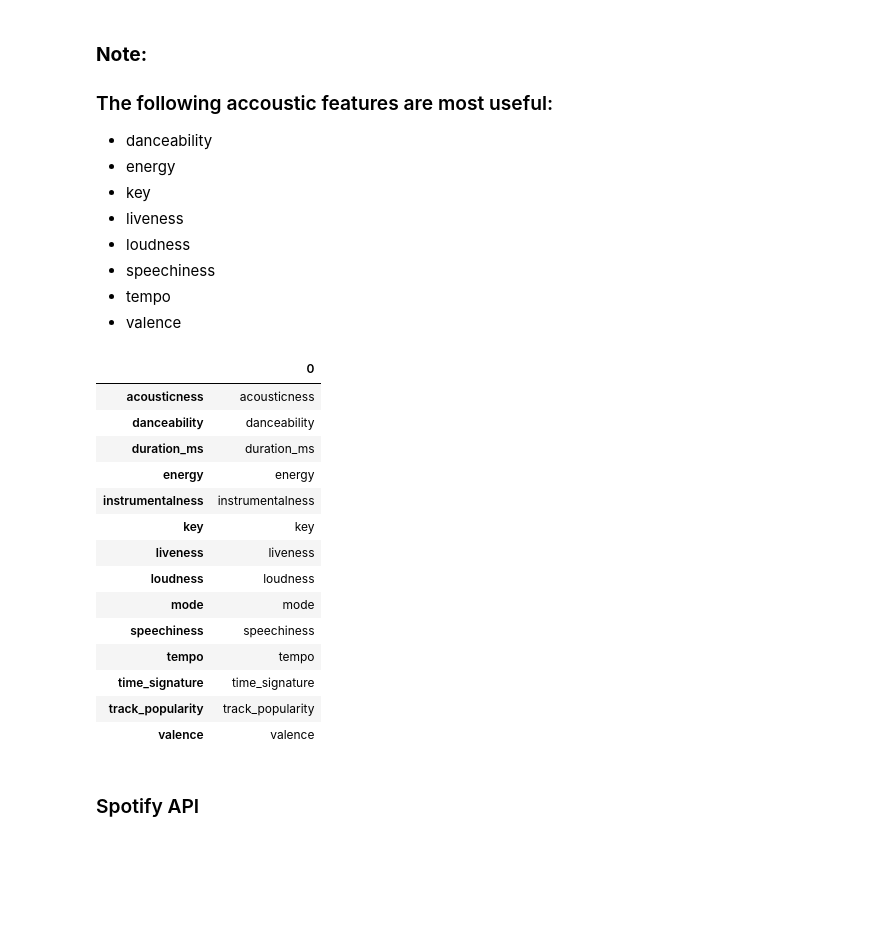
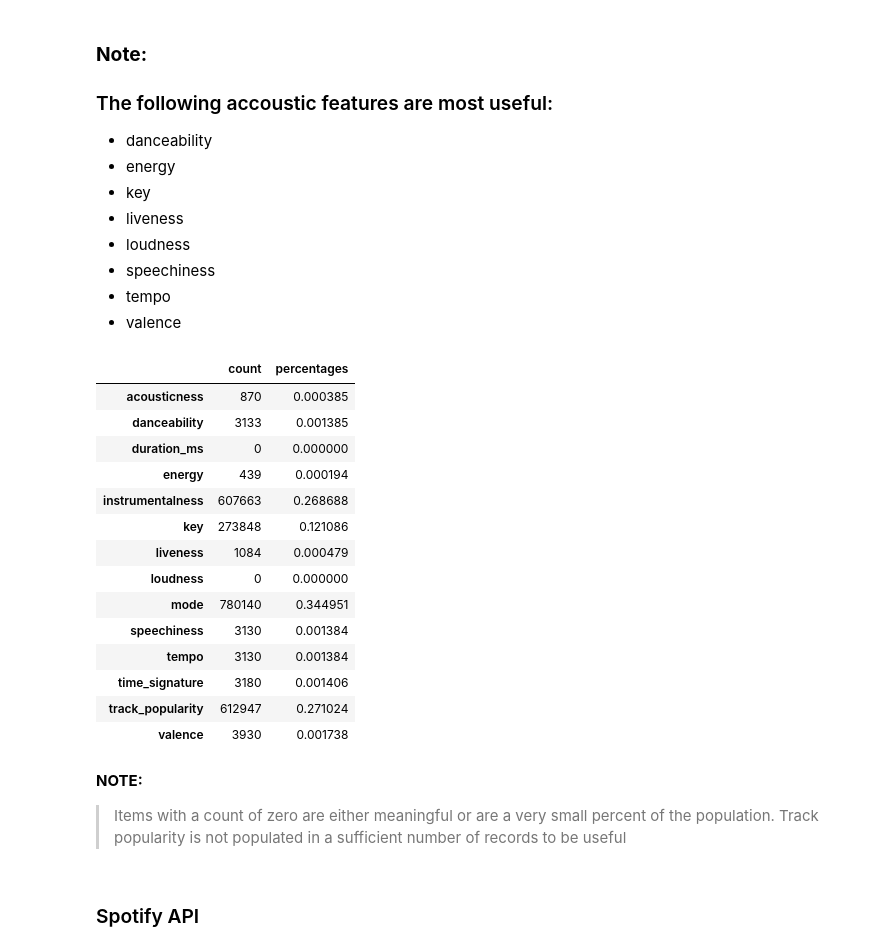
Before and after one commit to awgeezrick/CS109a_finalproject_group20, a Jupyter notebook: mark/Spotify-EDA.ipynb, the cells around one changed output. Cells and saved outputs as stored; diff of their text form; code cells hidden in the pictures; blank space fills up the shorter version.

```diff
--- a/mark/Spotify-EDA.ipynb
+++ b/mark/Spotify-EDA.ipynb
@@ -383,23 +383,28 @@ for i, ax in enumerate(np.ravel(subplot)):
 # %%
 # Count records that seem to have largely missing information
 
 # Create a counting dataframe
-zero_counts = pd.DataFrame(features).set_index(features, drop=True)
+counts = [np.sum(df_all_tracks[f]==0) for f in features]
+zero_counts = pd.DataFrame(counts, columns=['count'], index=features)
+zero_counts['percentages'] = np.array(counts)/len(df_all_tracks)
+zero_counts
+# %% [output]
+|  | count | percentages |
+| acousticness | 870 | 0.000385 |
+| danceability | 3133 | 0.001385 |
+| duration_ms | 0 | 0.000000 |
+| energy | 439 | 0.000194 |
+| instrumentalness | 607663 | 0.268688 |
+| key | 273848 | 0.121086 |
+| liveness | 1084 | 0.000479 |
+| loudness | 0 | 0.000000 |
+| mode | 780140 | 0.344951 |
+| speechiness | 3130 | 0.001384 |
+| tempo | 3130 | 0.001384 |
+| time_signature | 3180 | 0.001406 |
+| track_popularity | 612947 | 0.271024 |
+| valence | 3930 | 0.001738 |
-# %%
-counts = [np.count()for f in features]
-# %% [output]
-|  | 0 |
-| acousticness | acousticness |
-| danceability | danceability |
-| duration_ms | duration_ms |
-| energy | energy |
-| instrumentalness | instrumentalness |
-| key | key |
-| liveness | liveness |
-| loudness | loudness |
-| mode | mode |
-| speechiness | speechiness |
-| tempo | tempo |
-| time_signature | time_signature |
-| track_popularity | track_popularity |
-| valence | valence |
+# %% [markdown]
+**NOTE:**
+> Items with a count of zero are either meaningful or are a very small percent of the population.
+> Track popularity is not populated in a sufficient number of records to be useful
```
Also changed, not shown: parts of 12 cells of this notebook, 3 other files.
